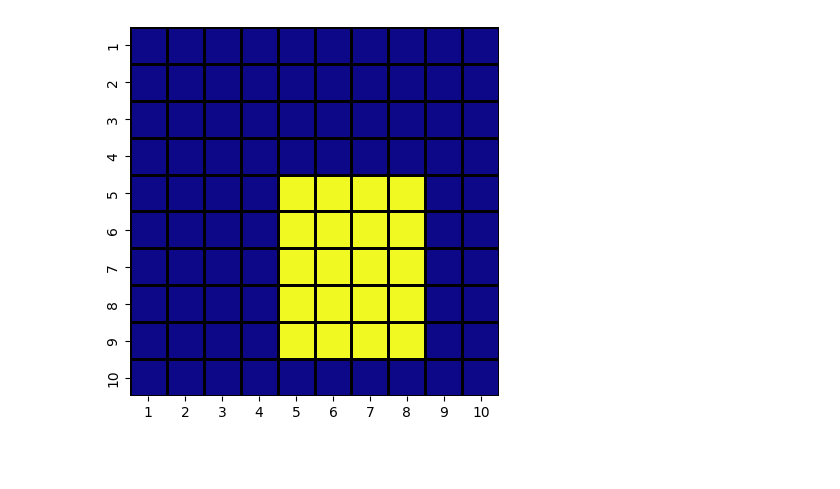
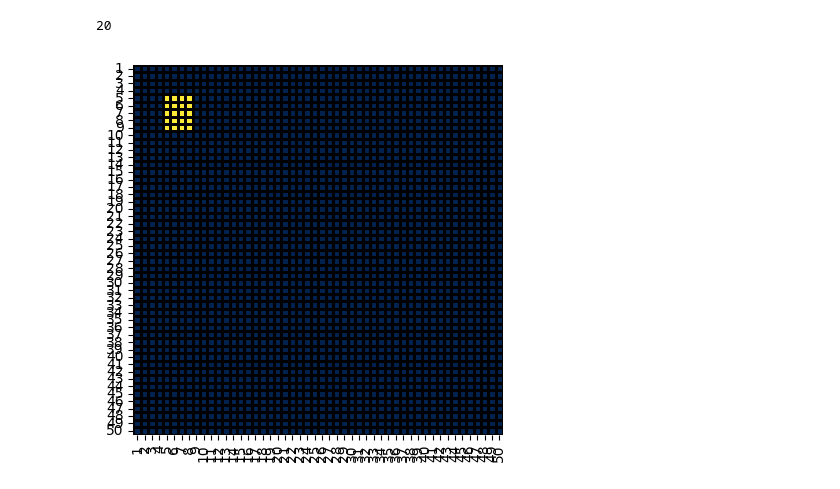
Before and after one commit to FerretoDev/Lattice, a Jupyter notebook: lattice/world.ipynb, the cells around one changed output. Cells and saved outputs as stored; diff of their text form; code cells hidden in the pictures; blank space fills up the shorter version.

```diff
--- a/lattice/world.ipynb
+++ b/lattice/world.ipynb
@@ -1,29 +1,31 @@
 # %%
 import matplotlib.pyplot as plt
 import seaborn as sns
 from world import World  # pyrefly: ignore[missing-import]
 
-world = World(10, 10)
-world.fill_reactangle(
+world = World(50, 50)
+world.fill_rectangle(
     5, 5, 8, 9, 1
 )  # Fill a rectangle from (0, 0) to (6, 6) with block type 1
+print(world.counter_blocks)
 
 data = world.grid
 
 sns.heatmap(
     data,
-    cmap="plasma",  # Change the color map to 'binary' for a black and white representation
+    cmap="cividis",  # Change the color map to 'binary' for a black and white representation
     cbar=False,
     linewidths=2,  # linewidths añade el espacio (rejilla) entre cuadros
     linecolor="black",
     square=True,
     xticklabels=range(1, world.width + 1),  # type: ignore
     yticklabels=range(1, world.height + 1),  # type: ignore
 )
 
 plt.show()
 # %% [output]
+20
-[figure, old version]
+[figure, new version]
 # %%
 world = World(10, 10)
 world.set_block(2, 3, 1)  # Setting block type 1 at (2, 3)
```
Also changed, not shown: parts of 2 cells of this notebook, 4 other files.
